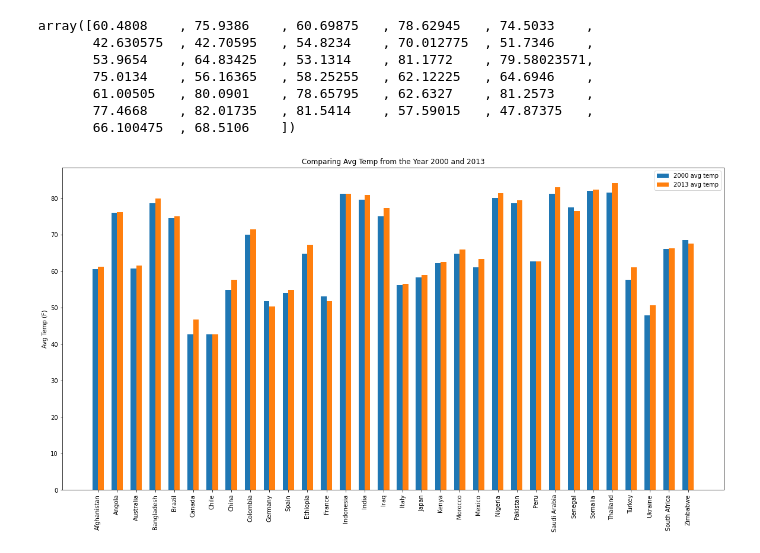
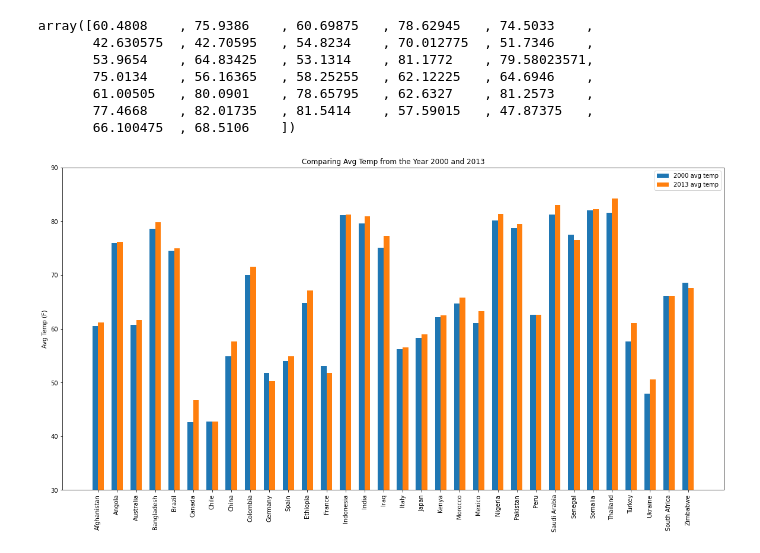
Before and after one commit to moriahtaylor1/climate-change-analysis, a Jupyter notebook: extreme_weather.ipynb, the cells around one changed output. Cells and saved outputs as stored; diff of their text form; code cells hidden in the pictures.

```diff
--- a/extreme_weather.ipynb
+++ b/extreme_weather.ipynb
@@ -57,27 +57,27 @@ array([60.4808    , 75.9386    , 60.69875   , 78.62945   , 74.5033    ,
 # %%
 #Separate data into labels, avgtemp_2000 and avgtemp_2013
 labels = unique_countries
 avgtemp_2000 = combined_q4_data[combined_q4_data['year_x']==2000]['avg_temp_f'].unique()
 avgtemp_2013 = combined_q4_data[combined_q4_data['year_x']==2013]['avg_temp_f'].unique()
 
 #Create label locations and width of bars
 x = np.arange(len(labels))
 width = 0.3
 
 fig, ax = plt.subplots(figsize=(20,10))
 rects1 = ax.bar(x - width/2, avgtemp_2000, width, label='2000 avg temp')
 rects2 = ax.bar(x + width/2, avgtemp_2013, width, label='2013 avg temp')
 
 #Add some labels and customize
 ax.set_ylabel('Avg Temp (F)')
 ax.set_title('Comparing Avg Temp from the Year 2000 and 2013')
 ax.set_xticks(x)
 ax.set_xticklabels(labels, rotation=90)
 ax.legend()
-ax.set
+ax.set_ylim(30,90)
 
 fig.tight_layout
 
 plt.show()
 # %% [output]
-[figure, old version]
+[figure, new version]
```
Also changed, not shown: parts of 3 cells of this notebook.
